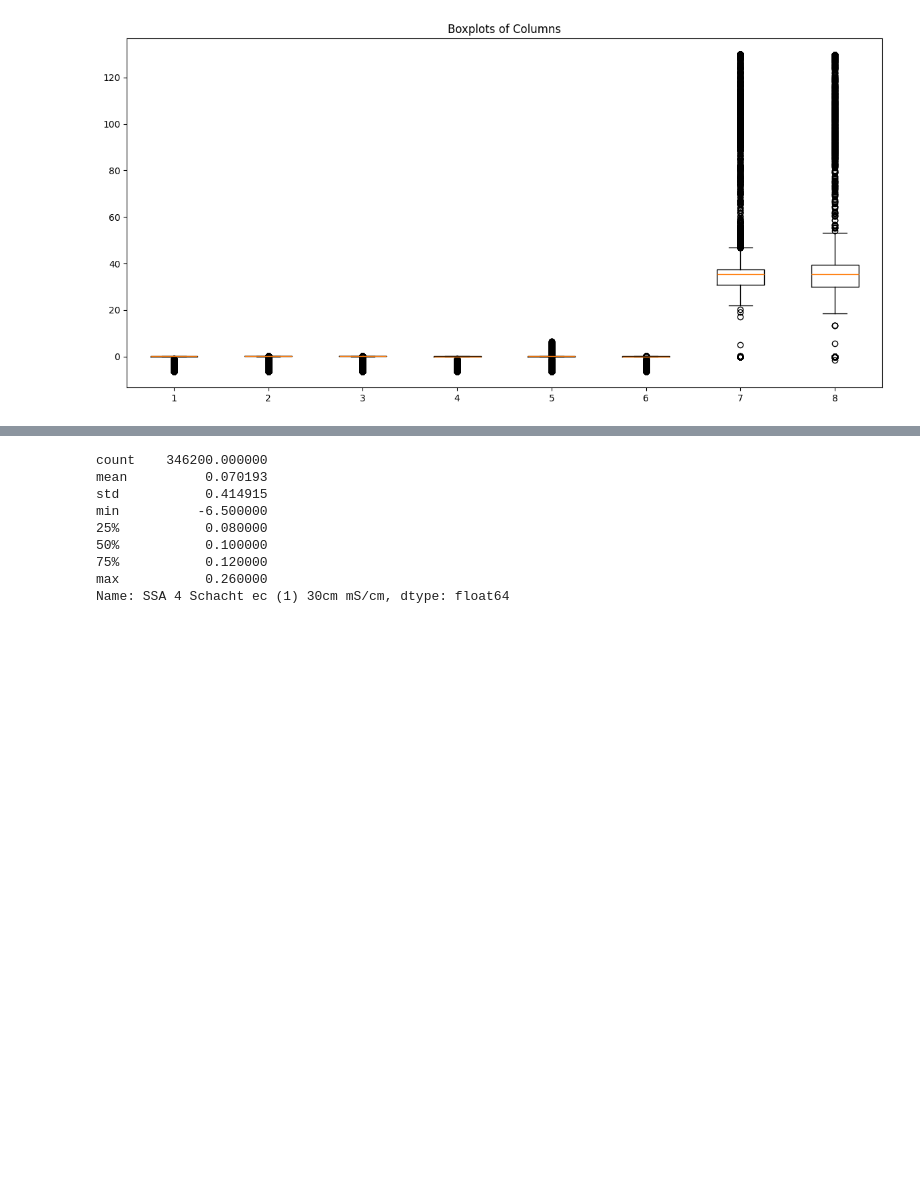
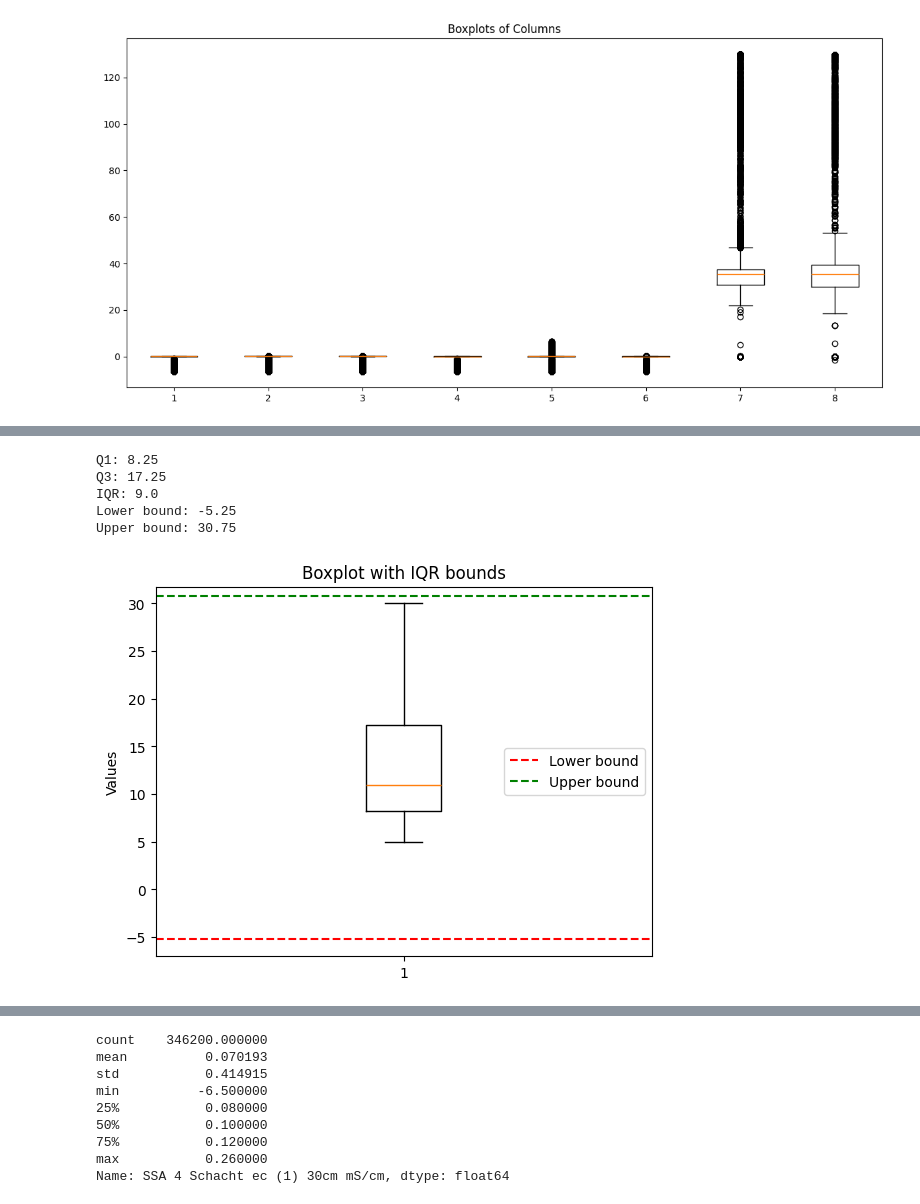
Before and after one commit to Cunoo/MasterThesis, a Jupyter notebook: src/imputation/visualization.ipynb, the cells around one changed output, grey strips where cells are left out. Saved outputs shown, nothing was run; the diff lists cells and outputs as text; code cells hidden in the pictures; blank space fills up the shorter version.

```diff
--- a/src/imputation/visualization.ipynb
+++ b/src/imputation/visualization.ipynb
@@ -56,3 +75,43 @@ plt.show()
+# %%
+import matplotlib.pyplot as plt
+import numpy as np
+
+# dáta
+data = [5, 7, 8, 9, 10, 12, 15, 18, 21, 30]
+
+# výpočty
+Q1 = np.percentile(data, 25)
+Q3 = np.percentile(data, 75)
+IQR = Q3 - Q1
+
+lower_bound = Q1 - 1.5 * IQR
+upper_bound = Q3 + 1.5 * IQR
+
+print(f"Q1: {Q1}")
+print(f"Q3: {Q3}")
+print(f"IQR: {IQR}")
+print(f"Lower bound: {lower_bound}")
+print(f"Upper bound: {upper_bound}")
+
+# boxplot
+plt.boxplot(data, vert=True)
+
+# zvýraznenie hraníc
+plt.axhline(lower_bound, color='red', linestyle='--', label='Lower bound')
+plt.axhline(upper_bound, color='green', linestyle='--', label='Upper bound')
+
+plt.title("Boxplot with IQR bounds")
+plt.ylabel("Values")
+plt.legend()
+
+plt.show()
+# %% [output]
+Q1: 8.25
+Q3: 17.25
+IQR: 9.0
+Lower bound: -5.25
+Upper bound: 30.75
+[figure, added]
 # %%
 new_dataset.describe()
 # %% [output]
```
Also changed, not shown: parts of 2 cells of this notebook, 6 other files.
